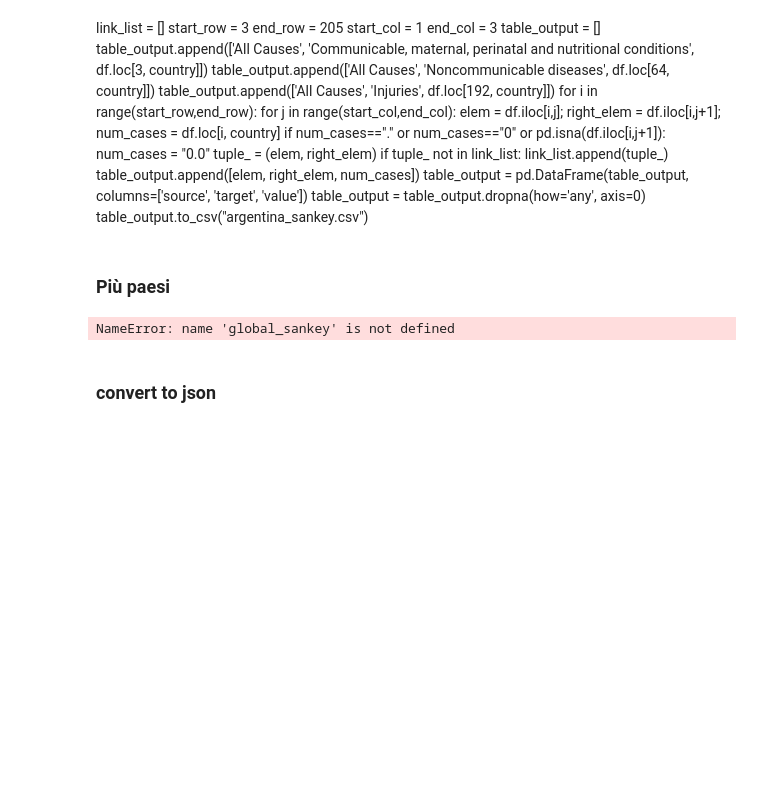
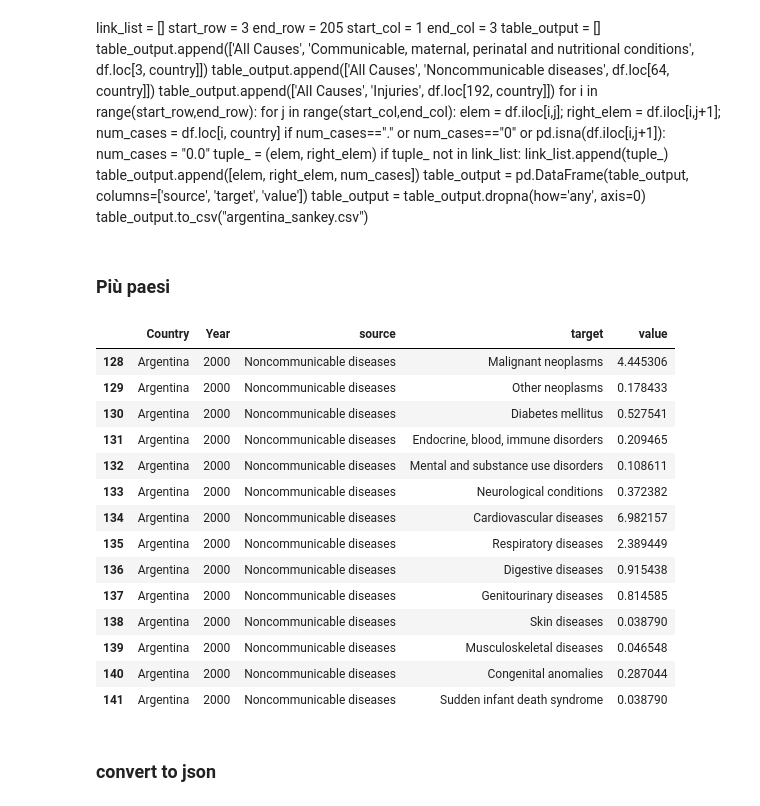
Before and after one commit to roberto98/DataViz-Project, a Jupyter notebook: python/Preprocessing.ipynb, the cells around one changed output. Saved outputs shown, nothing was run; the diff lists cells and outputs as text; code cells hidden in the pictures; blank space fills up the shorter version.

Commit message:
global sankey

```diff
--- a/python/Preprocessing.ipynb
+++ b/python/Preprocessing.ipynb
@@ -396,15 +396,24 @@ def getTotal(table, country, col):
 desired_sum = 20
 def normalize_country_col(table, country, col):
     current_sum, num_conditions = getTotal(table, country, col);
-    diff = desired_sum - current_sum
-    addition = diff / num_conditions
+    ratio = desired_sum / current_sum
     for row in table:
         cur_country = row[0];
         cur_node = row[1];
         value = float(row[3]);
         if cur_country == country and cur_node in col:
-            row[3] = str(value + addition)
+            row[3] = str(value * ratio)
     return table
+
+def printInfo(table, country, col):
+    total = 0.
+    for row in table:
+        cur_country = row[0];
+        cur_node = row[1];
+        value = float(row[3]);
+        if cur_country == country and cur_node in col:
+            total = total + value;
+    print(f"total of {col} node for country {country} is {total}");
 # %%
 def sankey_df(dataframe, year):
     df = dataframe.copy()
@@ -418,9 +427,9 @@ def sankey_df(dataframe, year):
         table_output.append([country, 'All Causes', 'Communicable, maternal, perinatal and nutritional conditions', df.loc[3, country]])
         table_output.append([country, 'All Causes', 'Noncommunicable diseases', df.loc[64, country]])
         table_output.append([country, 'All Causes', 'Injuries', df.loc[192, country]])
-        if country=="Argentina":
-            print(table_output)
-            return
+        link_list.append(('All Causes', 'Communicable, maternal, perinatal and nutritional conditions'))
+        link_list.append(('All Causes', 'Noncommunicable diseases'))
+        link_list.append(('All Causes', 'Injuries'))
         for i in range(start_row,end_row):
             for j in range(start_col,end_col):
                 elem = df.iloc[i,j];
@@ -428,6 +437,7 @@ def sankey_df(dataframe, year):
                 num_cases = df.loc[i, country]
                 if num_cases=="." or num_cases=="0" or pd.isna(df.iloc[i,j+1]):
                     num_cases = "0.0"
+                    continue
                 tuple_ = (elem, right_elem)
                 if tuple_ not in link_list:
                     link_list.append(tuple_)
@@ -439,31 +449,41 @@ def sankey_df(dataframe, year):
 
     table_output = pd.DataFrame(table_output, columns=[country, 'source', 'target', 'value'])
     table_output['value'] = table_output['value'].astype(float)
-    table_output = table_output[table_output['value'] >= desired_sum / 100]
+    table_output = table_output[table_output['value'] >= desired_sum / 1000]
     table_output = table_output.dropna(how='any', axis=0)
     table_output.rename(columns = {'Zimbabwe':'Country'}, inplace=True)
     table_output.insert(1, "Year", year)
     return table_output
 # %%
 df1 = pd.read_csv("data/2000.csv")
-#df2 = pd.read_csv("data/2010.csv")
-#df3 = pd.read_csv("data/2015.csv")
-#df4 = pd.read_csv("data/2019.csv")
+df2 = pd.read_csv("data/2010.csv")
+df3 = pd.read_csv("data/2015.csv")
+df4 = pd.read_csv("data/2019.csv")
 # %%
 sankey2000 = sankey_df(df1, "2000")
-
-#sankey2010 = sankey_df(df2, "2010")
-#sankey2015 = sankey_df(df3, "2015")
-#sankey2019 = sankey_df(df4, "2019")
-
-#global_sankey = pd.concat([sankey2000, sankey2010, sankey2015, sankey2019], axis=0)
+sankey2010 = sankey_df(df2, "2010")
+sankey2015 = sankey_df(df3, "2015")
+sankey2019 = sankey_df(df4, "2019")
+global_sankey = pd.concat([sankey2000, sankey2010, sankey2015, sankey2019], axis=0)
-# %%
-global_sankey.shape
-# %% [output]
-NameError: name 'global_sankey' is not defined
 # %%
-query = "Year == '2000' and Country == 'Argentina' and source=='All Causes'"
+query = "Year == '2000' and Country == 'Argentina' and source=='Noncommunicable diseases'"
 global_sankey.query(query)
+# %% [output]
+|  | Country | Year | source | target | value |
+| 128 | Argentina | 2000 | Noncommunicable diseases | Malignant neoplasms | 4.445306 |
+| 129 | Argentina | 2000 | Noncommunicable diseases | Other neoplasms | 0.178433 |
+| 130 | Argentina | 2000 | Noncommunicable diseases | Diabetes mellitus | 0.527541 |
+| 131 | Argentina | 2000 | Noncommunicable diseases | Endocrine, blood, immune disorders | 0.209465 |
+| 132 | Argentina | 2000 | Noncommunicable diseases | Mental and substance use disorders | 0.108611 |
+| 133 | Argentina | 2000 | Noncommunicable diseases | Neurological conditions | 0.372382 |
+| 134 | Argentina | 2000 | Noncommunicable diseases | Cardiovascular diseases | 6.982157 |
+| 135 | Argentina | 2000 | Noncommunicable diseases | Respiratory diseases | 2.389449 |
+| 136 | Argentina | 2000 | Noncommunicable diseases | Digestive diseases | 0.915438 |
+| 137 | Argentina | 2000 | Noncommunicable diseases | Genitourinary diseases | 0.814585 |
+| 138 | Argentina | 2000 | Noncommunicable diseases | Skin diseases | 0.038790 |
+| 139 | Argentina | 2000 | Noncommunicable diseases | Musculoskeletal diseases | 0.046548 |
+| 140 | Argentina | 2000 | Noncommunicable diseases | Congenital anomalies | 0.287044 |
+| 141 | Argentina | 2000 | Noncommunicable diseases | Sudden infant death syndrome | 0.038790 |
 # %%
 #global_sankey.to_csv("CSV/global_sankey.csv")
 #global_sankey.to_csv("CSV/sankey_no_injuries_3rdcolumn.csv")
```
Also changed, not shown: 2 other files.
